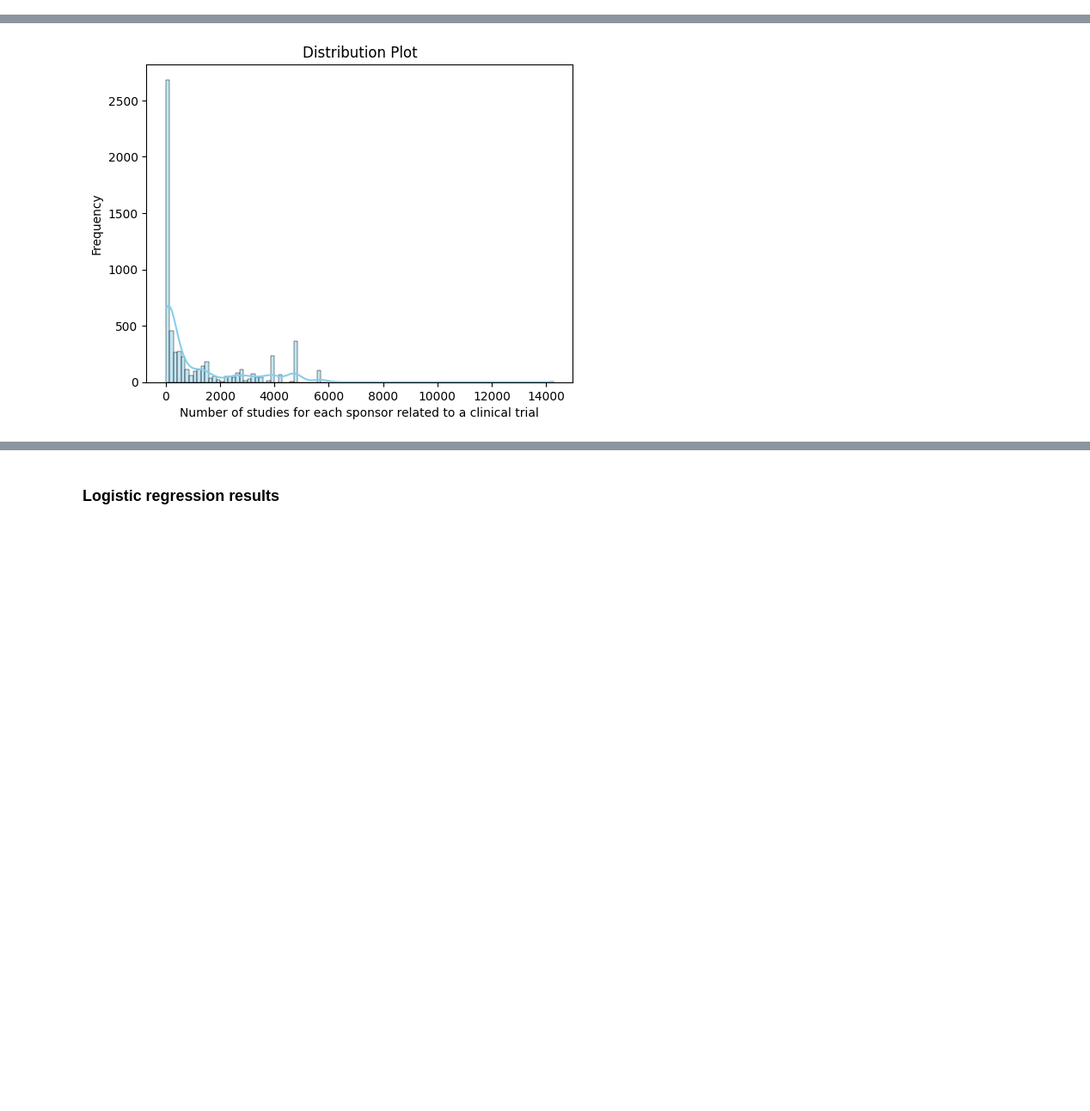
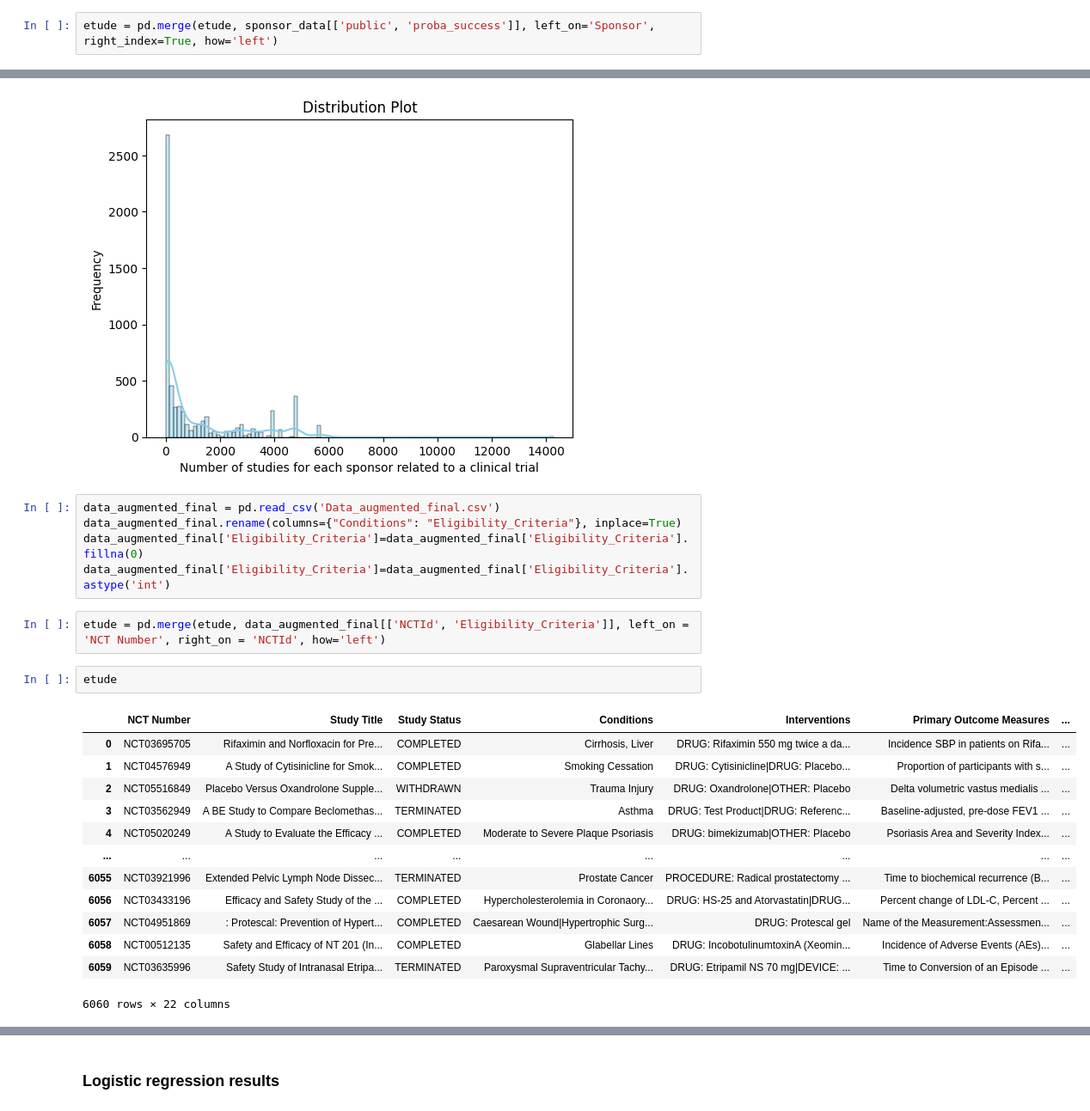
Before and after one commit to QMoayedpour/ProjetPython, a Jupyter notebook: Succès Essai Clinique/data_exploration_logit.ipynb, the cells around one changed output, grey strips where cells are left out. Shown at 86% size. Cells and saved outputs as stored; diff of their text form; blank space fills up the shorter version.

```diff
--- a/Succès Essai Clinique/data_exploration_logit.ipynb
+++ b/Succès Essai Clinique/data_exploration_logit.ipynb
@@ -501,5 +475,7 @@ sponsor_data
 # %%
 etude = pd.merge(etude, sponsor_data[['public', 'nb_studies_sponsor_digit']], left_on='Sponsor', right_index=True, how='left')
+# %%
+etude = pd.merge(etude, sponsor_data[['public', 'proba_success']], left_on='Sponsor', right_index=True, how='left')
 # %%
 # Create a histogram using Seaborn
 sns.histplot(data=etude, x='nb_studies_sponsor_digit', bins=100, kde=True, color='skyblue')
@@ -513,4 +489,27 @@ plt.title('Distribution Plot')
 plt.show()
 # %% [output]
 [figure]
+# %%
+data_augmented_final = pd.read_csv('Data_augmented_final.csv')
+data_augmented_final.rename(columns={"Conditions": "Eligibility_Criteria"}, inplace=True)
+data_augmented_final['Eligibility_Criteria']=data_augmented_final['Eligibility_Criteria'].fillna(0)
+data_augmented_final['Eligibility_Criteria']=data_augmented_final['Eligibility_Criteria'].astype('int')
+# %%
+etude = pd.merge(etude, data_augmented_final[['NCTId', 'Eligibility_Criteria']], left_on = 'NCT Number', right_on = 'NCTId', how='left')
+# %%
+etude
+# %% [output]
+|  | NCT Number | Study Title | Study Status | Conditions | Interventions | Primary Outcome Measures | ... |
+| 0 | NCT03695705 | Rifaximin and Norfloxacin for Pre... | COMPLETED | Cirrhosis, Liver | DRUG: Rifaximin 550 mg twice a da... | Incidence SBP in patients on Rifa... | ... |
+| 1 | NCT04576949 | A Study of Cytisinicline for Smok... | COMPLETED | Smoking Cessation | DRUG: Cytisinicline|DRUG: Placebo... | Proportion of participants with s... | ... |
+| 2 | NCT05516849 | Placebo Versus Oxandrolone Supple... | WITHDRAWN | Trauma Injury | DRUG: Oxandrolone|OTHER: Placebo | Delta volumetric vastus medialis ... | ... |
+| 3 | NCT03562949 | A BE Study to Compare Beclomethas... | TERMINATED | Asthma | DRUG: Test Product|DRUG: Referenc... | Baseline-adjusted, pre-dose FEV1 ... | ... |
+| 4 | NCT05020249 | A Study to Evaluate the Efficacy ... | COMPLETED | Moderate to Severe Plaque Psoriasis | DRUG: bimekizumab|OTHER: Placebo | Psoriasis Area and Severity Index... | ... |
+| ... | ... | ... | ... | ... | ... | ... | ... |
+| 6055 | NCT03921996 | Extended Pelvic Lymph Node Dissec... | TERMINATED | Prostate Cancer | PROCEDURE: Radical prostatectomy ... | Time to biochemical recurrence (B... | ... |
+| 6056 | NCT03433196 | Efficacy and Safety Study of the ... | COMPLETED | Hypercholesterolemia in Coronaory... | DRUG: HS-25 and Atorvastatin|DRUG... | Percent change of LDL-C, Percent ... | ... |
+| 6057 | NCT04951869 | : Protescal: Prevention of Hypert... | COMPLETED | Caesarean Wound|Hypertrophic Surg... | DRUG: Protescal gel | Name of the Measurement:Assessmen... | ... |
+| 6058 | NCT00512135 | Safety and Efficacy of NT 201 (In... | COMPLETED | Glabellar Lines | DRUG: IncobotulinumtoxinA (Xeomin... | Incidence of Adverse Events (AEs)... | ... |
+| 6059 | NCT03635996 | Safety Study of Intranasal Etripa... | TERMINATED | Paroxysmal Supraventricular Tachy... | DRUG: Etripamil NS 70 mg|DEVICE: ... | Time to Conversion of an Episode ... | ... |
+6060 rows × 22 columns
 # %%
```
Also changed, not shown: parts of 37 cells of this notebook, 1 other file.
